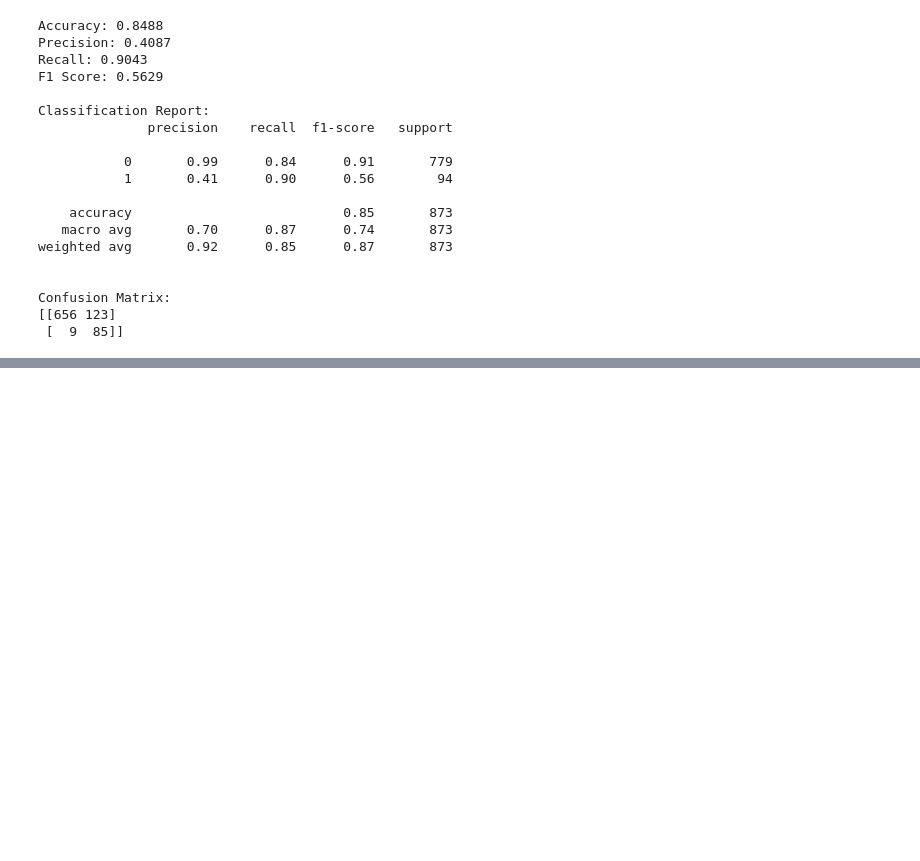
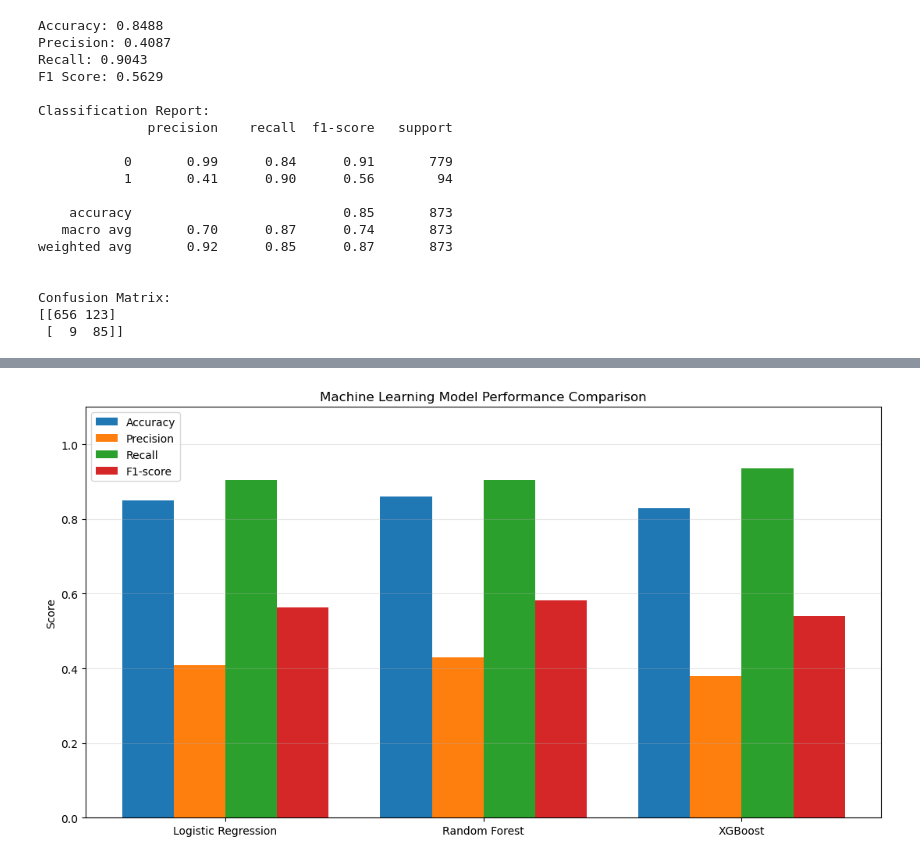
Before and after one commit to Usmanshakir7/Explainable-Machine-Learning-for-Chronic-Kidney-Disease-Prediction, a Jupyter notebook: notebooks/4_machine_learning.ipynb, the cells around one changed output, grey strips where cells are left out. Saved outputs shown, nothing was run; the diff lists cells and outputs as text; code cells hidden in the pictures; blank space fills up the shorter version.

Commit message:
macine-learning

```diff
--- a/notebooks/4_machine_learning.ipynb
+++ b/notebooks/4_machine_learning.ipynb
@@ -239,0 +283,13 @@ Confusion Matrix:
+# %%
+# Rename columns containing unsupported characters
+X_train.columns = (
+    X_train.columns
+    .str.replace("<", "lt", regex=False)
+    .str.replace("[", "", regex=False)
+    .str.replace("]", "", regex=False)
+)
+
+# Apply the exact same column names to test data
+X_test.columns = X_train.columns
+
+print(X_train.columns.tolist())
@@ -239,0 +437,38 @@ Confusion Matrix:
+# %%
+
+import matplotlib.pyplot as plt
+import numpy as np
+import pandas as pd
+import seaborn as sns
+
+# Use the model comparison DataFrame already created
+metrics = ["Accuracy", "Precision", "Recall", "F1-score"]
+
+x = np.arange(len(results["Model"]))
+width = 0.2
+
+plt.figure(figsize=(11, 6))
+
+for i, metric in enumerate(metrics):
+    plt.bar(
+        x + i * width,
+        results[metric],
+        width,
+        label=metric
+    )
+
+plt.xticks(
+    x + 1.5 * width,
+    results["Model"]
+)
+
+plt.ylabel("Score")
+plt.title("Machine Learning Model Performance Comparison")
+plt.ylim(0, 1.1)
+plt.legend()
+plt.grid(axis="y", alpha=0.3)
+
+plt.tight_layout()
+plt.show()
+# %% [output]
+[figure, added]
```
Also changed, not shown: parts of 10 cells of this notebook.
